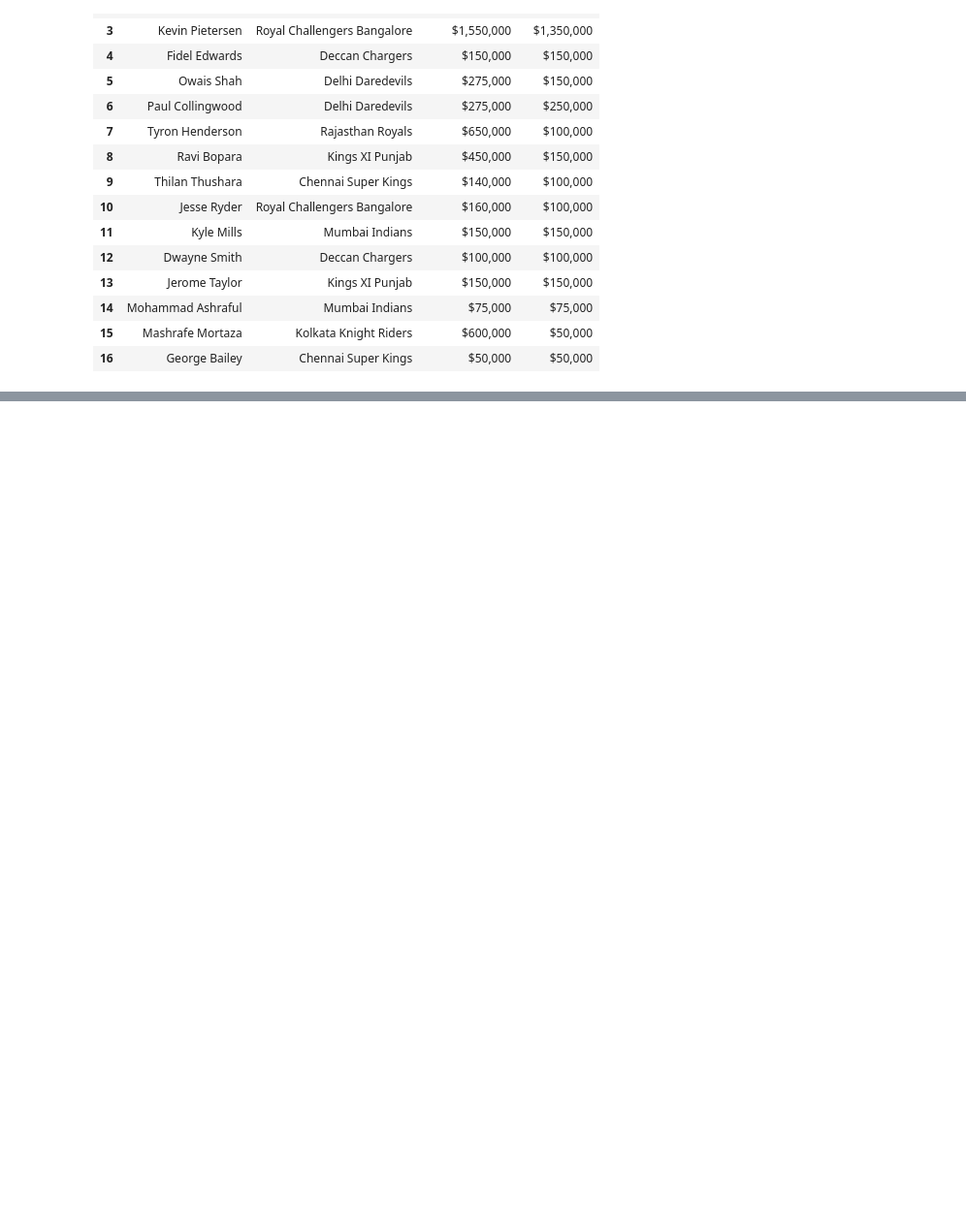
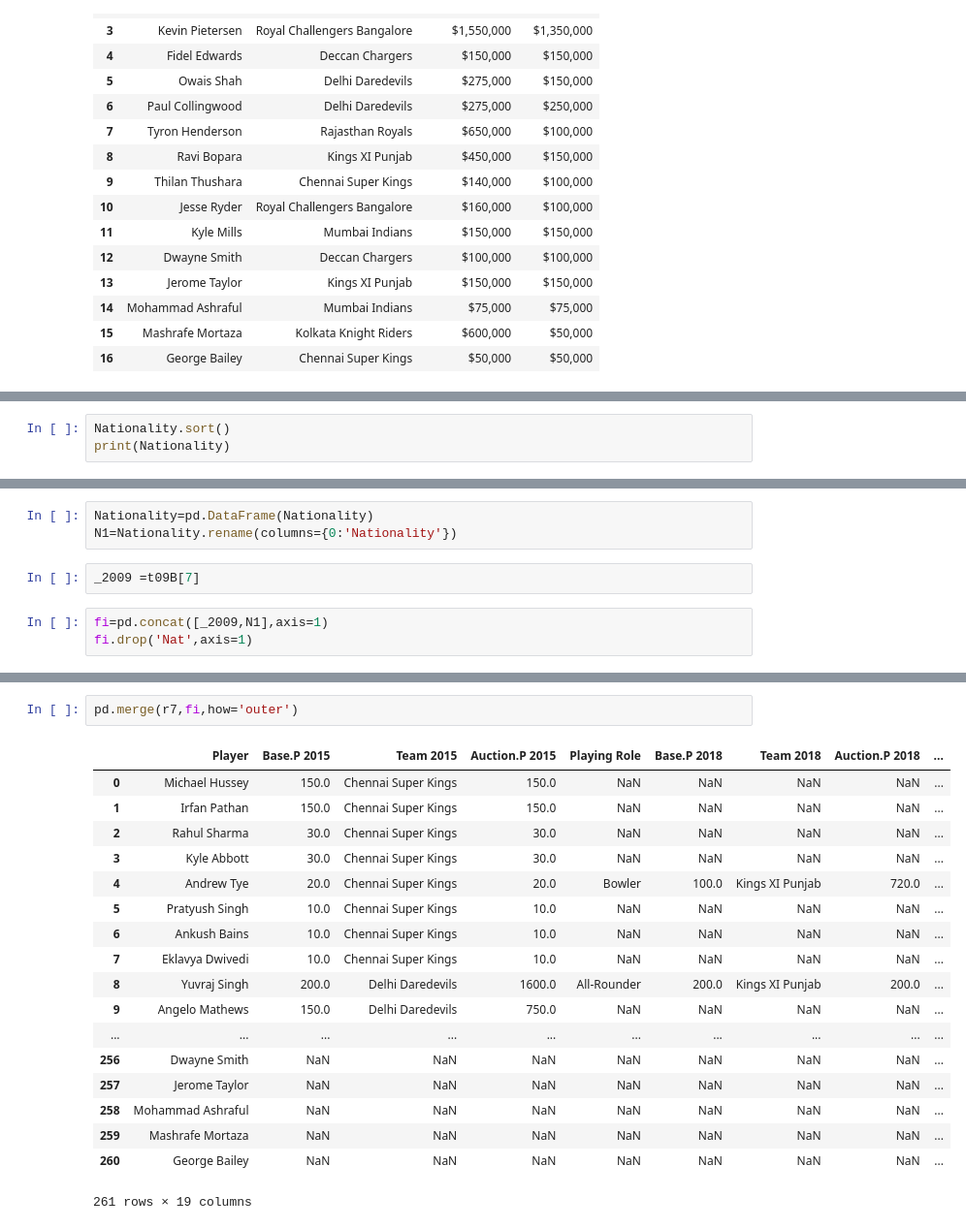
Before and after one commit to Ishita-Kedia/IPL_Analysis, a Jupyter notebook: 1.ipynb, the cells around one changed output, grey strips where cells are left out. Shown at 97% size. Saved outputs shown, nothing was run; the diff lists cells and outputs as text; blank space fills up the shorter version.

```diff
--- a/1.ipynb
+++ b/1.ipynb
@@ -203,0 +283,3 @@ r3
+# %%
+Nationality.sort()
+print(Nationality)
@@ -203,0 +288,8 @@ r3
+# %%
+Nationality=pd.DataFrame(Nationality)
+N1=Nationality.rename(columns={0:'Nationality'})
+# %%
+_2009 =t09B[7]
+# %%
+fi=pd.concat([_2009,N1],axis=1)
+fi.drop('Nat',axis=1)
@@ -203,0 +315,21 @@ r3
+# %%
+pd.merge(r7,fi,how='outer')
+# %% [output]
+|  | Player | Base.P 2015 | Team 2015 | Auction.P 2015 | Playing Role | Base.P 2018 | Team 2018 | Auction.P 2018 | ... |
+| 0 | Michael Hussey | 150.0 | Chennai Super Kings | 150.0 | NaN | NaN | NaN | NaN | ... |
+| 1 | Irfan Pathan | 150.0 | Chennai Super Kings | 150.0 | NaN | NaN | NaN | NaN | ... |
+| 2 | Rahul Sharma | 30.0 | Chennai Super Kings | 30.0 | NaN | NaN | NaN | NaN | ... |
+| 3 | Kyle Abbott | 30.0 | Chennai Super Kings | 30.0 | NaN | NaN | NaN | NaN | ... |
+| 4 | Andrew Tye | 20.0 | Chennai Super Kings | 20.0 | Bowler | 100.0 | Kings XI Punjab | 720.0 | ... |
+| 5 | Pratyush Singh | 10.0 | Chennai Super Kings | 10.0 | NaN | NaN | NaN | NaN | ... |
+| 6 | Ankush Bains | 10.0 | Chennai Super Kings | 10.0 | NaN | NaN | NaN | NaN | ... |
+| 7 | Eklavya Dwivedi | 10.0 | Chennai Super Kings | 10.0 | NaN | NaN | NaN | NaN | ... |
+| 8 | Yuvraj Singh | 200.0 | Delhi Daredevils | 1600.0 | All-Rounder | 200.0 | Kings XI Punjab | 200.0 | ... |
+| 9 | Angelo Mathews | 150.0 | Delhi Daredevils | 750.0 | NaN | NaN | NaN | NaN | ... |
+| ... | ... | ... | ... | ... | ... | ... | ... | ... | ... |
+| 256 | Dwayne Smith | NaN | NaN | NaN | NaN | NaN | NaN | NaN | ... |
+| 257 | Jerome Taylor | NaN | NaN | NaN | NaN | NaN | NaN | NaN | ... |
+| 258 | Mohammad Ashraful | NaN | NaN | NaN | NaN | NaN | NaN | NaN | ... |
+| 259 | Mashrafe Mortaza | NaN | NaN | NaN | NaN | NaN | NaN | NaN | ... |
+| 260 | George Bailey | NaN | NaN | NaN | NaN | NaN | NaN | NaN | ... |
+261 rows × 19 columns
```
Also changed, not shown: parts of 17 cells of this notebook, 2 other files.
